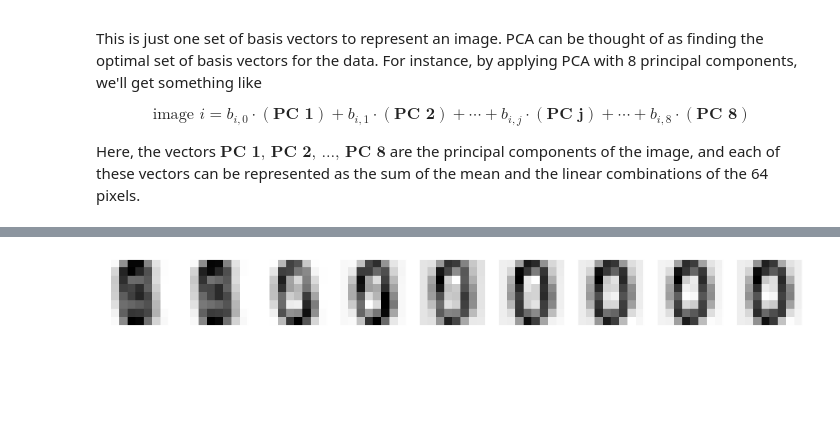
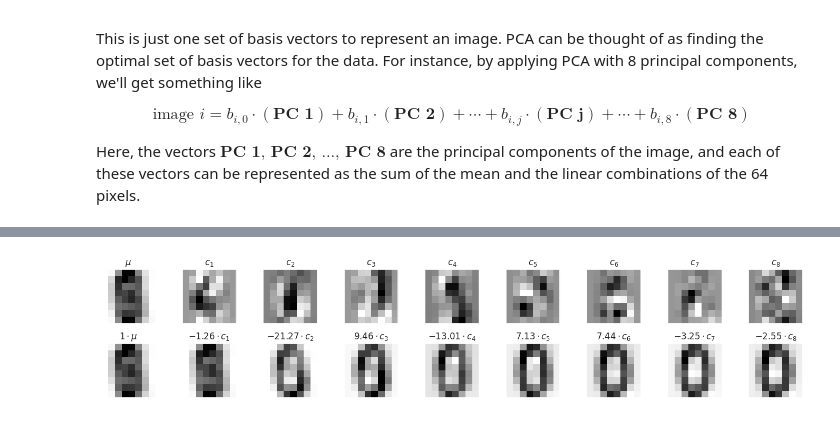
Before and after one commit to svd-jelo/IBM-Data-Science-Specialization, a Jupyter notebook: Course-9_Machine-Learning/notebooks/NB7_PCA.ipynb, the cells around one changed output, grey strips where cells are left out. Cells and saved outputs as stored; diff of their text form; code cells hidden in the pictures; blank space fills up the shorter version.

```diff
--- a/Course-9_Machine-Learning/notebooks/NB7_PCA.ipynb
+++ b/Course-9_Machine-Learning/notebooks/NB7_PCA.ipynb
@@ -189,18 +163,31 @@ X_transform = pca.transform(X)
 # %%
+pca = PCA(n_components=8)
+pca.fit(X)
+X_transform = pca.transform(X)
+
+plt.rcParams['text.usetex'] = False
 sample = X_transform[0]
 mean = pca.mean_.reshape(8,8)
 components = pca.components_.reshape(8,8,8)
 
-fig, ax = plt.subplots(1,9,figsize=(14,2),
+fig, ax = plt.subplots(2,9,figsize=(14,3),
                        subplot_kw=dict(xticks=[], yticks=[]))
 
-ax[0].imshow(mean, cmap='binary')
+ax[0,0].imshow(mean, cmap='binary')
+ax[0,0].set_title(r'$\mu$')
+ax[1,0].imshow(mean, cmap='binary')
+ax[1,0].set_title(r'$1\cdot \mu$')
 
 comb = mean
 for i, component in enumerate(components):
   comb += sample[i] * component
-  ax[i+1].imshow(comb, cmap='binary')
+  ax[0,i+1].imshow(component, cmap='binary')
+  ax[0,i+1].set_title(rf"$c_{i+1}$")
 
+  ax[1,i+1].imshow(comb, cmap='binary')
+  ax[1,i+1].set_title(rf"${np.round(sample[i],2)} \cdot c_{i+1}$")
+
+fig.tight_layout()
 plt.show()
 # %% [output]
-[figure, old version]
+[figure, new version]
```
Also changed, not shown: parts of 3 cells of this notebook.
